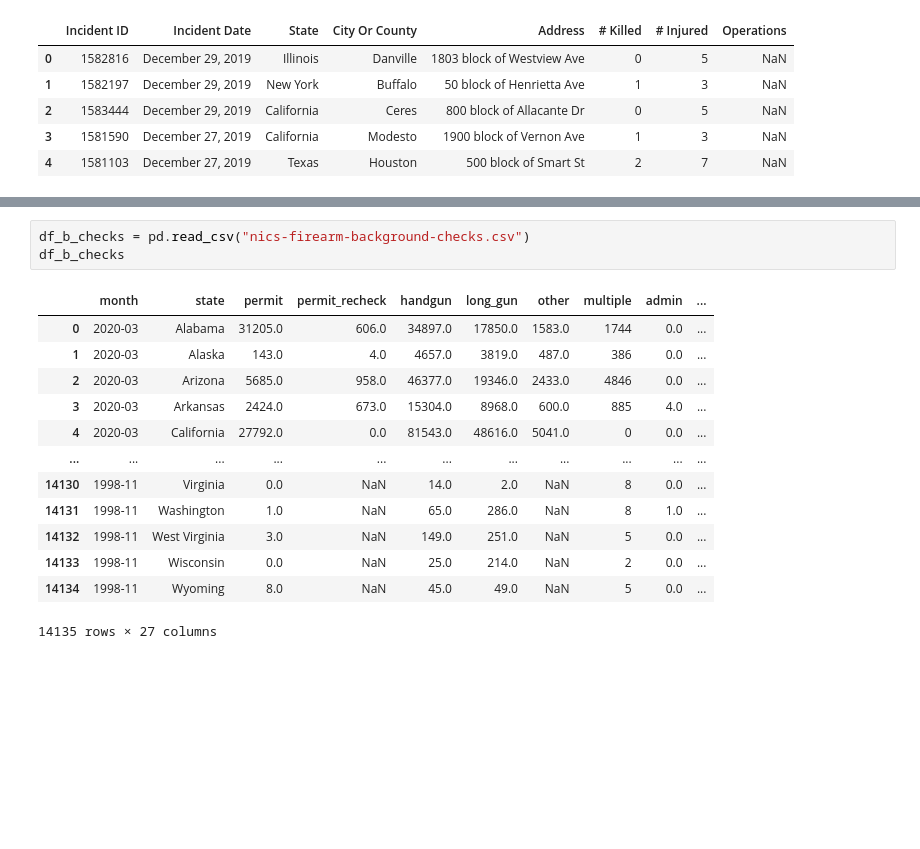
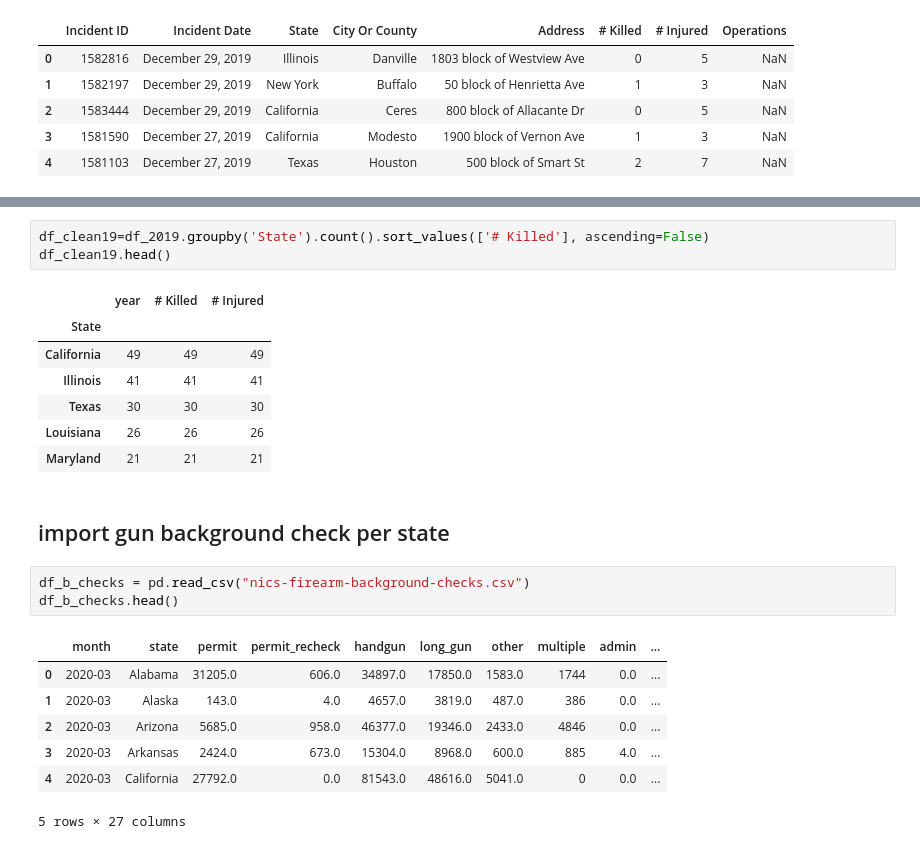
Before and after one commit to RSGDATA/ETL_project, a Jupyter notebook: us_mass_shootings.ipynb, the cells around one changed output, grey strips where cells are left out. Cells and saved outputs as stored; diff of their text form; blank space fills up the shorter version.

Commit message:
clean df

```diff
--- a/us_mass_shootings.ipynb
+++ b/us_mass_shootings.ipynb
@@ -64,19 +206,26 @@ df_2019.head()
+# %%
+df_clean19=df_2019.groupby('State').count().sort_values(['# Killed'], ascending=False)
+df_clean19.head()
+# %% [output]
+|  | year | # Killed | # Injured |
+| State |  |  |  |
+| California | 49 | 49 | 49 |
+| Illinois | 41 | 41 | 41 |
+| Texas | 30 | 30 | 30 |
+| Louisiana | 26 | 26 | 26 |
+| Maryland | 21 | 21 | 21 |
+# %% [markdown]
+## import gun background check per state
 # %%
 df_b_checks = pd.read_csv("nics-firearm-background-checks.csv")
-df_b_checks
+df_b_checks.head()
 # %% [output]
 |  | month | state | permit | permit_recheck | handgun | long_gun | other | multiple | admin | ... |
 | 0 | 2020-03 | Alabama | 31205.0 | 606.0 | 34897.0 | 17850.0 | 1583.0 | 1744 | 0.0 | ... |
 | 1 | 2020-03 | Alaska | 143.0 | 4.0 | 4657.0 | 3819.0 | 487.0 | 386 | 0.0 | ... |
 | 2 | 2020-03 | Arizona | 5685.0 | 958.0 | 46377.0 | 19346.0 | 2433.0 | 4846 | 0.0 | ... |
 | 3 | 2020-03 | Arkansas | 2424.0 | 673.0 | 15304.0 | 8968.0 | 600.0 | 885 | 4.0 | ... |
 | 4 | 2020-03 | California | 27792.0 | 0.0 | 81543.0 | 48616.0 | 5041.0 | 0 | 0.0 | ... |
-| ... | ... | ... | ... | ... | ... | ... | ... | ... | ... | ... |
-| 14130 | 1998-11 | Virginia | 0.0 | NaN | 14.0 | 2.0 | NaN | 8 | 0.0 | ... |
-| 14131 | 1998-11 | Washington | 1.0 | NaN | 65.0 | 286.0 | NaN | 8 | 1.0 | ... |
-| 14132 | 1998-11 | West Virginia | 3.0 | NaN | 149.0 | 251.0 | NaN | 5 | 0.0 | ... |
-| 14133 | 1998-11 | Wisconsin | 0.0 | NaN | 25.0 | 214.0 | NaN | 2 | 0.0 | ... |
-| 14134 | 1998-11 | Wyoming | 8.0 | NaN | 45.0 | 49.0 | NaN | 5 | 0.0 | ... |
-14135 rows × 27 columns
+5 rows × 27 columns
 # %%
 df_b_checks.dropna(inplace=True)
```
Also changed, not shown: parts of 19 cells of this notebook.
